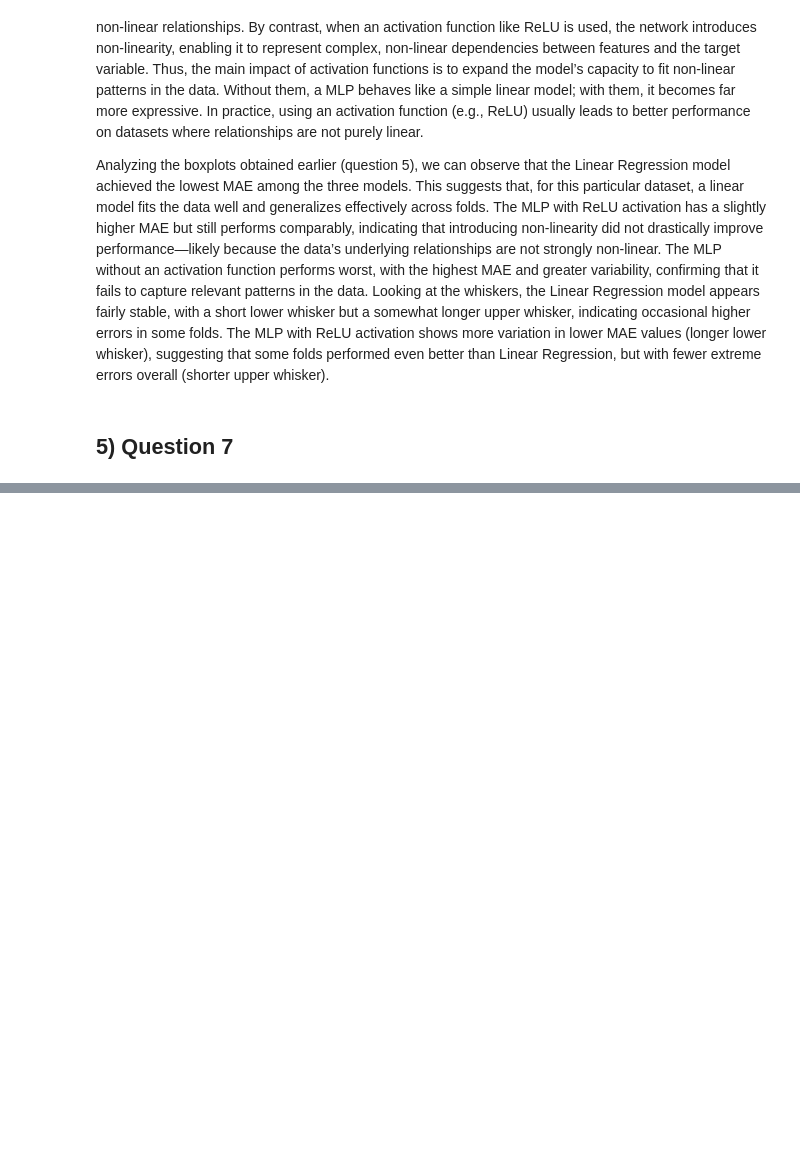
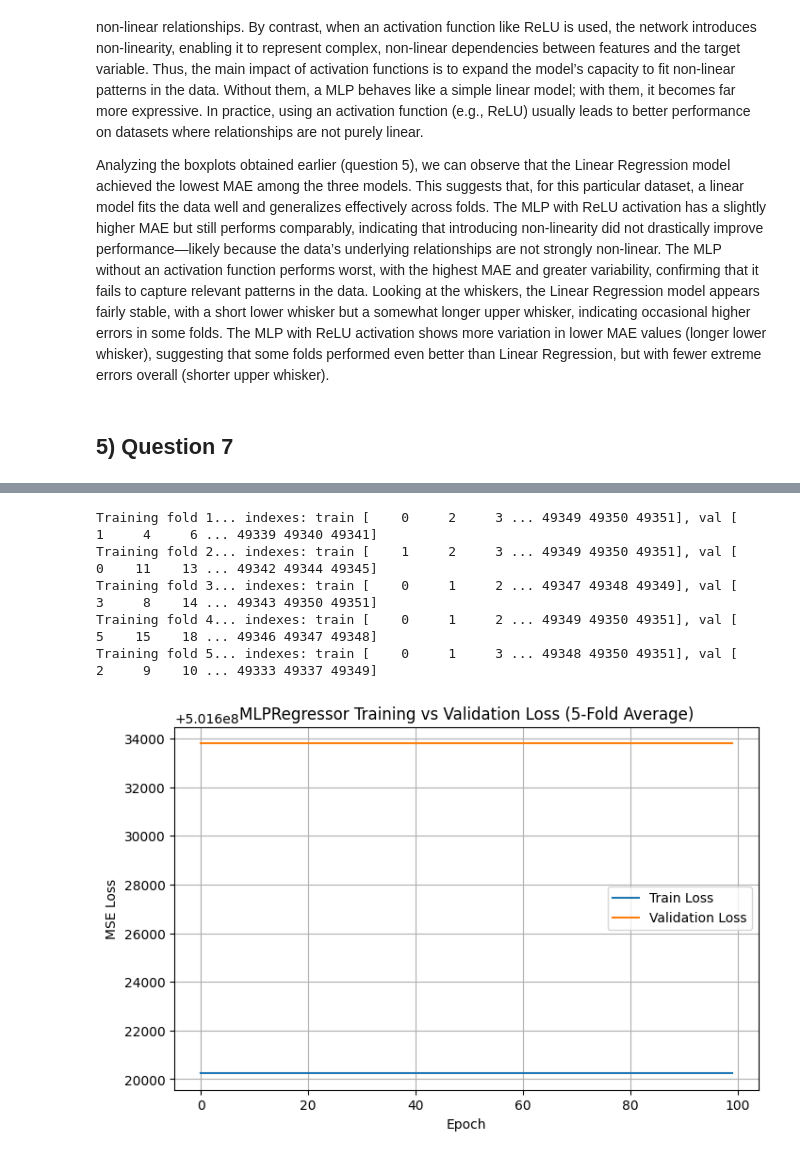
Before and after one commit to robot-mazeee/Machine-Learning-Project, a Jupyter notebook: Homework3/G001_notebook.ipynb, the cells around one changed output, grey strips where cells are left out. Cells and saved outputs as stored; diff of their text form; code cells hidden in the pictures; blank space fills up the shorter version.

```diff
--- a/Homework3/G001_notebook.ipynb
+++ b/Homework3/G001_notebook.ipynb
@@ -139,13 +145,62 @@ Looking at the whiskers, the Linear Regression model appears fairly stable, with
 # %%
-# model = nn.Sequential(
-#     nn.Linear(input_size, hidden_size),
-#     nn.ReLU(),
-#     nn.Linear(hidden_size, output_size)
-# )
+# suppress convergence warnings for cleaner output
+warnings.filterwarnings("ignore", category=ConvergenceWarning)
 
-model = MLPRegressor(
-    hidden_layer_sizes=(5, 5),
-    activation='relu',
-    max_iter=5000,
-    random_state=42
-)
+n_epochs = 100
+
+train_losses = []
+val_losses = []
+
+for fold, (train_idx, val_idx) in enumerate(cv.split(X), start=1):
+    print(f"Training fold {fold}... indexes: train {train_idx}, val {val_idx}")
+    # split data into training and validation sets
+    X_train, X_val = X.iloc[train_idx], X.iloc[val_idx]
+    y_train, y_val = y.iloc[train_idx], y.iloc[val_idx]
+
+    # initialize MLPRegressor with warm_start=True to continue training
+    model = MLPRegressor(
+        hidden_layer_sizes=(5, 5),
+        activation='relu',
+        max_iter=1,
+        warm_start=True,
+        random_state=42
+    )
+
+    train_loss_per_epoch = []
+    val_loss_per_epoch = []
+
+    # train for n_epochs epochs
+    for epoch in range(n_epochs):
+        model.fit(X_train, y_train)  # one epoch of training
+
+        # evaluate on training and validation sets
+        y_train_pred = model.predict(X_train)
+        y_val_pred = model.predict(X_val)
+        train_loss = mean_squared_error(y_train, y_train_pred)
+        val_loss = mean_squared_error(y_val, y_val_pred)
+
+        train_loss_per_epoch.append(train_loss)
+        val_loss_per_epoch.append(val_loss)
+
+    train_losses.append(train_loss_per_epoch)
+    val_losses.append(val_loss_per_epoch)
+
+train_losses = np.mean(train_losses, axis=0)
+val_losses = np.mean(val_losses, axis=0)
+
+plt.figure(figsize=(8,5))
+plt.plot(train_losses, label='Train Loss')
+plt.plot(val_losses, label='Validation Loss')
+plt.xlabel('Epoch')
+plt.ylabel('MSE Loss')
+plt.title('MLPRegressor Training vs Validation Loss (5-Fold Average)')
+plt.legend()
+plt.grid(True)
+plt.show()
+# %% [output]
+Training fold 1... indexes: train [    0     2     3 ... 49349 49350 49351], val [    1     4     6 ... 49339 49340 49341]
+Training fold 2... indexes: train [    1     2     3 ... 49349 49350 49351], val [    0    11    13 ... 49342 49344 49345]
+Training fold 3... indexes: train [    0     1     2 ... 49347 49348 49349], val [    3     8    14 ... 49343 49350 49351]
+Training fold 4... indexes: train [    0     1     2 ... 49349 49350 49351], val [    5    15    18 ... 49346 49347 49348]
+Training fold 5... indexes: train [    0     1     3 ... 49348 49350 49351], val [    2     9    10 ... 49333 49337 49349]
+[figure, added]
```
Also changed, not shown: parts of 3 cells of this notebook, 1 other file.
